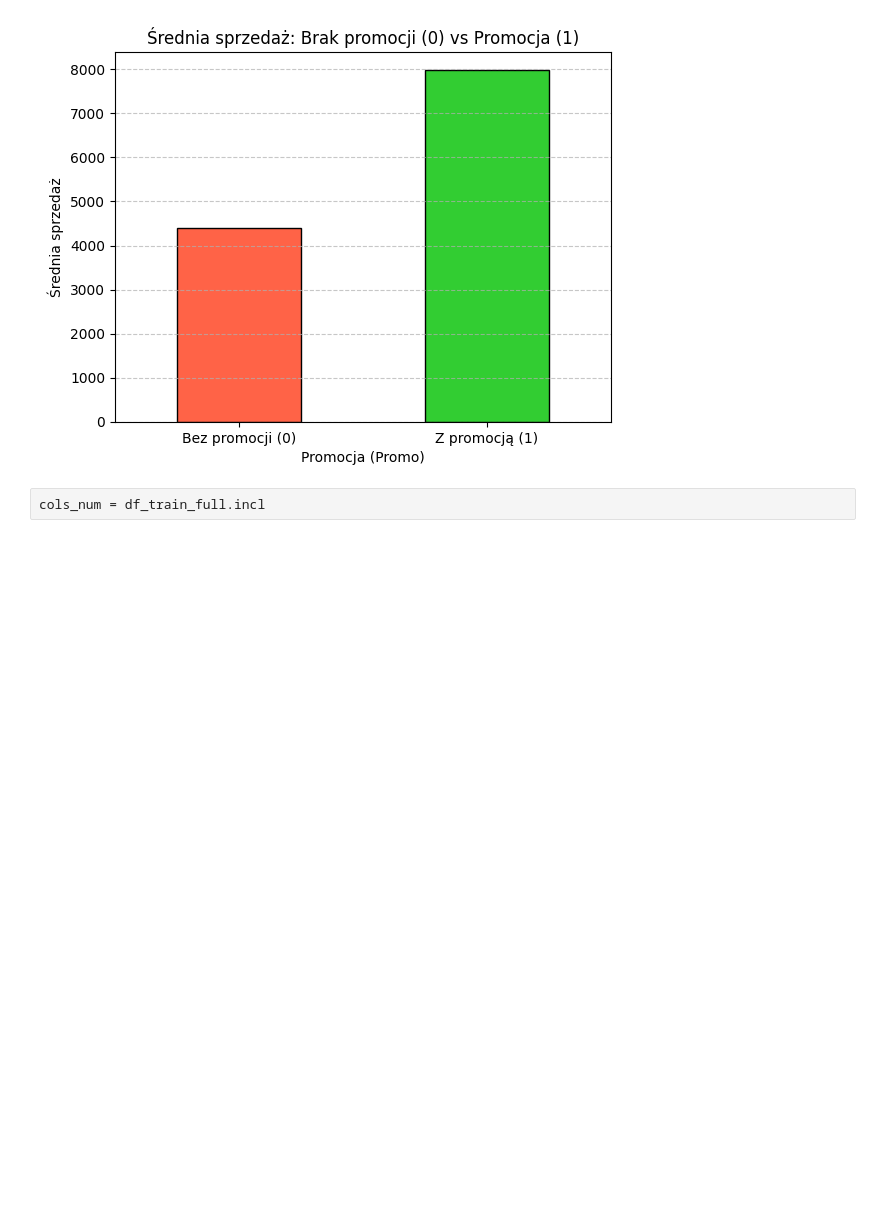
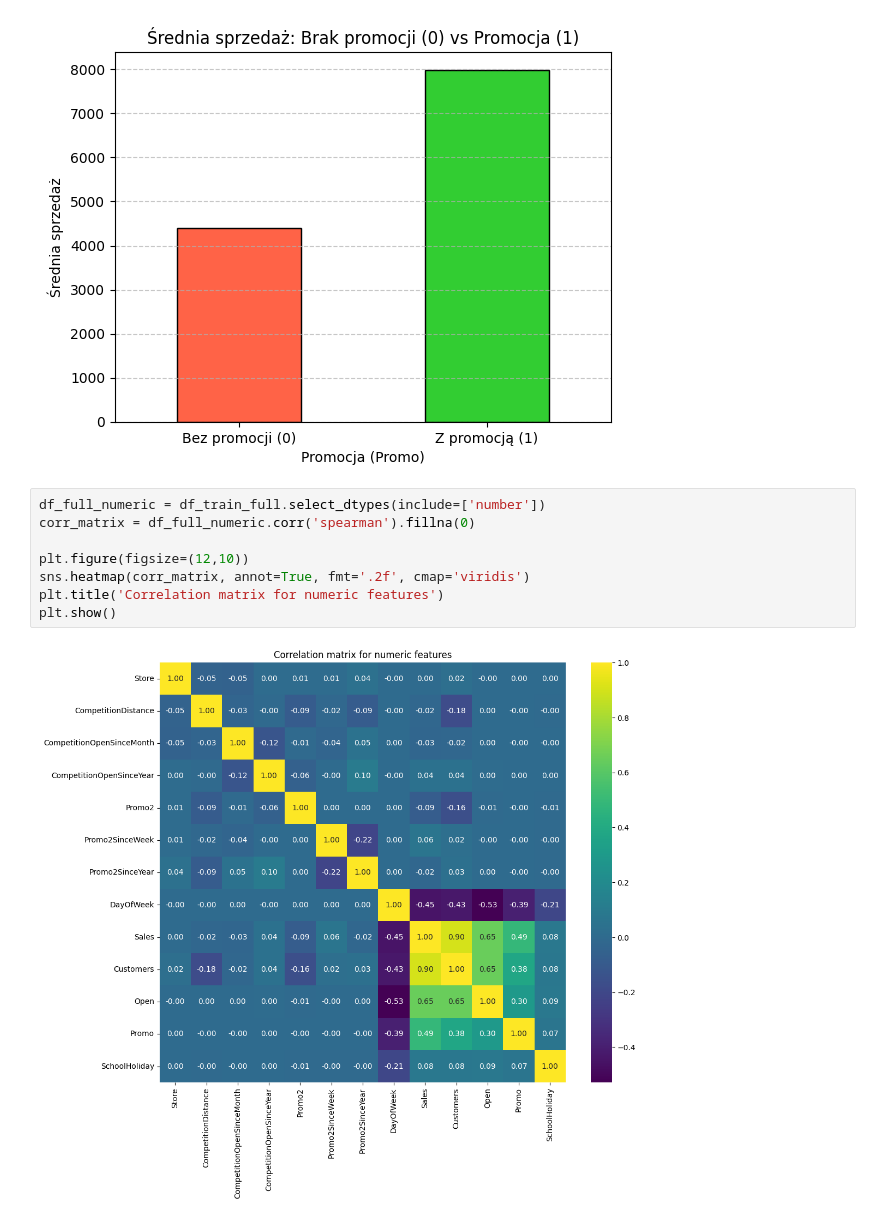
Before and after one commit to szymonczaja/Time-Series-Analysis, a Jupyter notebook: notebooks/01_eda.ipynb, the cells around one changed output. Drawn from its saved outputs; the diff is of its cells as text; blank space fills up the shorter version.

```diff
--- a/notebooks/01_eda.ipynb
+++ b/notebooks/01_eda.ipynb
@@ -216,4 +210,12 @@ plt.grid(axis='y', linestyle='--', alpha=0.7)
 # %% [output]
 [figure]
 # %%
-cols_num = df_train_full.incl
+df_full_numeric = df_train_full.select_dtypes(include=['number'])
+corr_matrix = df_full_numeric.corr('spearman').fillna(0)
+
+plt.figure(figsize=(12,10))
+sns.heatmap(corr_matrix, annot=True, fmt='.2f', cmap='viridis')
+plt.title('Correlation matrix for numeric features')
+plt.show()
+# %% [output]
+[figure, added]
```
Also changed, not shown: parts of 5 cells of this notebook.
